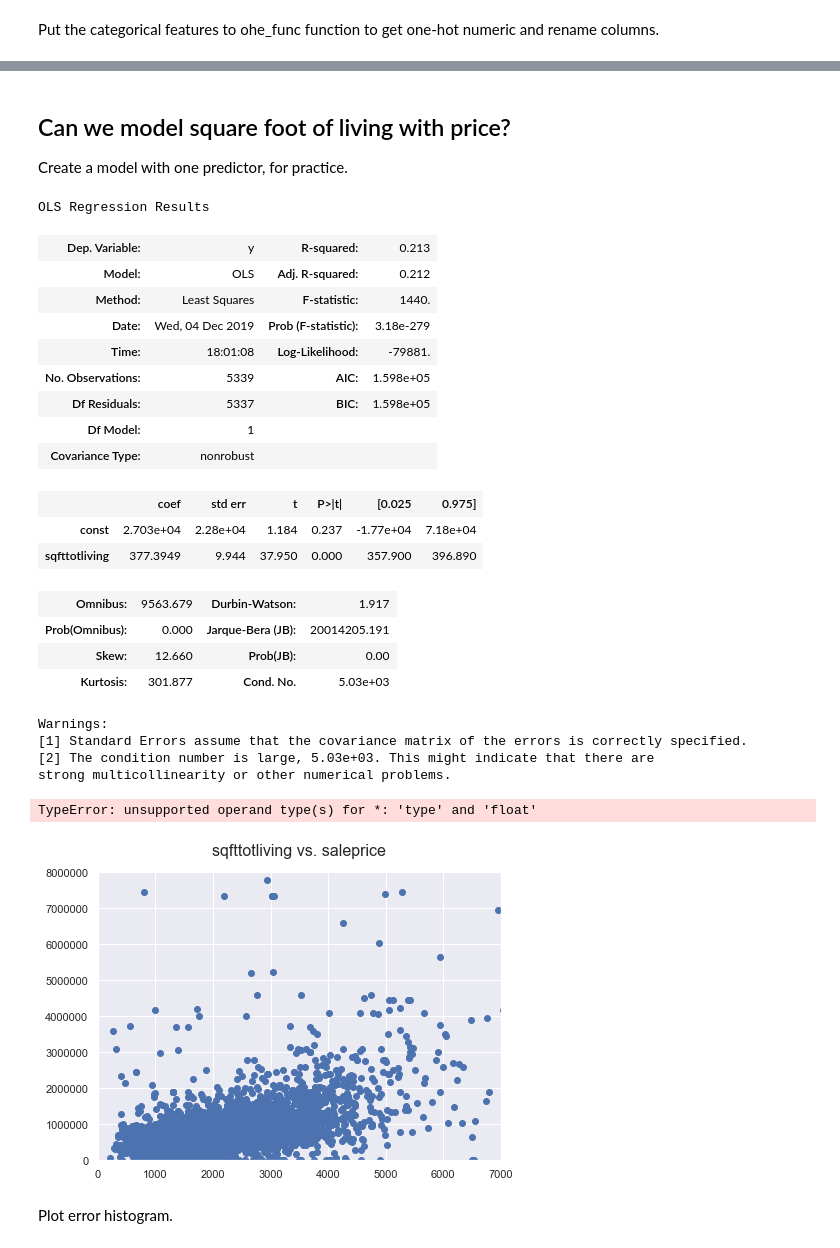
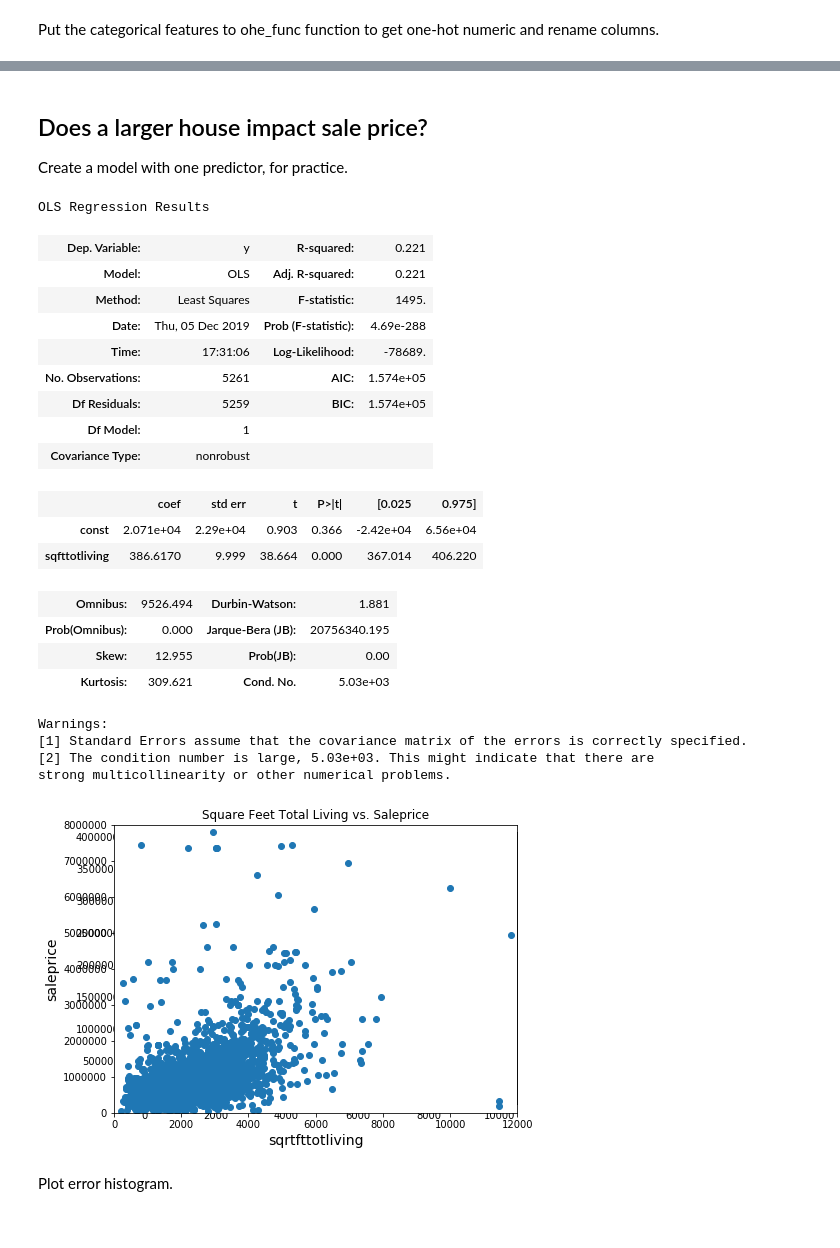
Before and after one commit to YufenLin/housing_prices_project, a Jupyter notebook: src/Housing_Prices.ipynb, the cells around one changed output, grey strips where cells are left out. Cells and saved outputs as stored; diff of their text form; code cells hidden in the pictures.

```diff
--- a/src/Housing_Prices.ipynb
+++ b/src/Housing_Prices.ipynb
@@ -48,2 +54,4 @@ df['age'] = 2019 - df['yrbuilt']
+# %%
+df = pd.read_csv("../data/processed/residential_prices.csv", low_memory=False)
 # %% [markdown]
 ### Use OneHotEncoder to encode categorical features as a one-hot numeric array.
@@ -66,5 +89,10 @@ def ohe_func(feature, df):
+# %%
+df['age'] = 2019 - df['yrbuilt']
+df['porch'] = np.where(((df['sqftopenporch']>0) | (df['sqftenclosedporch']>0)) , 1, 0)
+df['wfntlocation_isit'] = np.where((df['wfntlocation']>0) , 1, 0)
+# Get names of indexes for which column SalePrice has value < 50000
+indexNames = df[ df['saleprice'] < 50000 ].index
+# Delete these row indexes from dataFrame
+df.drop(indexNames , inplace=True)
 # %% [markdown]
 Put the categorical features to ohe_func function to get one-hot numeric and rename columns.
-# %%
-df = ohe_func('wfntlocation', df)
-df.rename(columns={0:"wfntlocation_0", 1:"wfntlocation_3", 2:"wfntlocation_6", 3:"wfntlocation_7", 4:"wfntlocation_8", 5:"wfntlocation_9"}, inplace=True)
@@ -73,18 +98,0 @@ Encode string categorical features as a one-hot numeric array
-# %%
-df_feature = df['directionprefix']
-df_dir = pd.DataFrame(df_feature)
-ohe = OneHotEncoder(drop='first')
-df_dir.fillna("D",inplace=True)
-df_dir_trans = ohe.fit_transform(df_dir)
-df_dir_trans.todense()
-df_dir = pd.DataFrame(df_dir_trans.todense(), columns=ohe.get_feature_names())
-df_dir.rename(columns={df_dir.columns[0]:"directionprefix_E",
-                       df_dir.columns[1]:"directionprefix_N",
-                       df_dir.columns[2]:"directionprefix_NE",
-                       df_dir.columns[3]:"directionprefix_NW",
-                       df_dir.columns[4]:"directionprefix_S",
-                       df_dir.columns[5]:"directionprefix_SE",
-                       df_dir.columns[6]:"directionprefix_SW",
-                       df_dir.columns[7]:"directionprefix_W",},
-              inplace=True)
-df = pd.concat([df, df_dir],axis=1)
@@ -95,52 +99,54 @@ target = df['saleprice']
 # %% [markdown]
-## Can we model square foot of living with price?
+## Does a larger house impact sale price?
 Create a model with one predictor, for practice.
 # %%
 df_reduced0 = df[['sqfttotliving']]
 X = df_reduced0
 Y = df['saleprice']
-X_scaled = (X - np.mean(X)) / np.std(X)
-predictors = sm.add_constant(X_scaled)
+
 predictors = sm.add_constant(X)
 model = sm.OLS(np.asarray(Y), predictors).fit()
 model.summary()
 # %% [output]
 OLS Regression Results
-| Dep. Variable: | y | R-squared: | 0.213 |
-| Model: | OLS | Adj. R-squared: | 0.212 |
-| Method: | Least Squares | F-statistic: | 1440. |
-| Date: | Wed, 04 Dec 2019 | Prob (F-statistic): | 3.18e-279 |
-| Time: | 18:01:08 | Log-Likelihood: | -79881. |
-| No. Observations: | 5339 | AIC: | 1.598e+05 |
-| Df Residuals: | 5337 | BIC: | 1.598e+05 |
+| Dep. Variable: | y | R-squared: | 0.221 |
+| Model: | OLS | Adj. R-squared: | 0.221 |
+| Method: | Least Squares | F-statistic: | 1495. |
+| Date: | Thu, 05 Dec 2019 | Prob (F-statistic): | 4.69e-288 |
+| Time: | 17:31:06 | Log-Likelihood: | -78689. |
+| No. Observations: | 5261 | AIC: | 1.574e+05 |
+| Df Residuals: | 5259 | BIC: | 1.574e+05 |
 | Df Model: | 1 |  |  |
 | Covariance Type: | nonrobust |  |  |
 |  | coef | std err | t | P>|t| | [0.025 | 0.975] |
-| const | 2.703e+04 | 2.28e+04 | 1.184 | 0.237 | -1.77e+04 | 7.18e+04 |
-| sqfttotliving | 377.3949 | 9.944 | 37.950 | 0.000 | 357.900 | 396.890 |
+| const | 2.071e+04 | 2.29e+04 | 0.903 | 0.366 | -2.42e+04 | 6.56e+04 |
+| sqfttotliving | 386.6170 | 9.999 | 38.664 | 0.000 | 367.014 | 406.220 |
-| Omnibus: | 9563.679 | Durbin-Watson: | 1.917 |
-| Prob(Omnibus): | 0.000 | Jarque-Bera (JB): | 20014205.191 |
-| Skew: | 12.660 | Prob(JB): | 0.00 |
-| Kurtosis: | 301.877 | Cond. No. | 5.03e+03 |
+| Omnibus: | 9526.494 | Durbin-Watson: | 1.881 |
+| Prob(Omnibus): | 0.000 | Jarque-Bera (JB): | 20756340.195 |
+| Skew: | 12.955 | Prob(JB): | 0.00 |
+| Kurtosis: | 309.621 | Cond. No. | 5.03e+03 |
 Warnings:
 [1] Standard Errors assume that the covariance matrix of the errors is correctly specified.
 [2] The condition number is large, 5.03e+03. This might indicate that there are
 strong multicollinearity or other numerical problems.
 # %%
 fig = plt.figure(figsize=(7, 5))
-fig.suptitle('sqfttotliving vs. saleprice', fontsize=16)
-axes= fig.add_axes([0.1, 0.1, 0.8, 0.8])
-axes.set_xlim([0,7000])
+xlist = np.array(range(10000))
+plt.plot(xlist, (model.params[0]+ xlist*model.params[1]), c='black')
+
+axes = fig.add_axes([0.1, 0.1, 0.8, 0.8])
+axes.set_xlim([0,12000])
 axes.set_ylim([0,8000000])
+
 plt.scatter(df['sqfttotliving'], df['saleprice'])
-llist = range(10000)
-plt.plot(llist, model.params[0]+list*model.params[1], c='black')
+plt.title("Square Feet Total Living vs. Saleprice")
+
 plt.xlabel('sqrtfttotliving', fontsize=14)
 plt.ylabel('saleprice', fontsize=14)
+
 plt.show()
 # %% [output]
-TypeError: unsupported operand type(s) for *: 'type' and 'float'
-[figure, old version]
+[figure, new version]
 # %% [markdown]
 Plot error histogram.
 # %%
```
Also changed, not shown: parts of 41 cells of this notebook, 1 other file.
